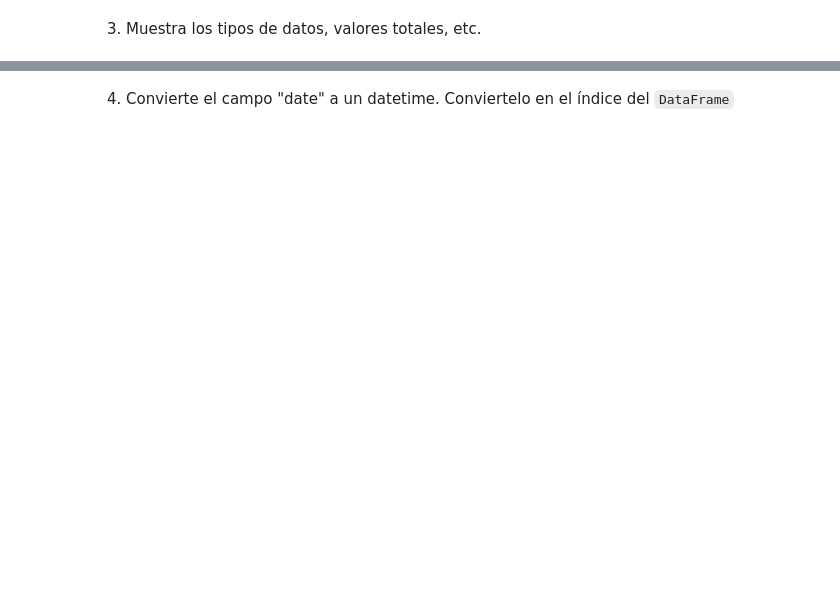
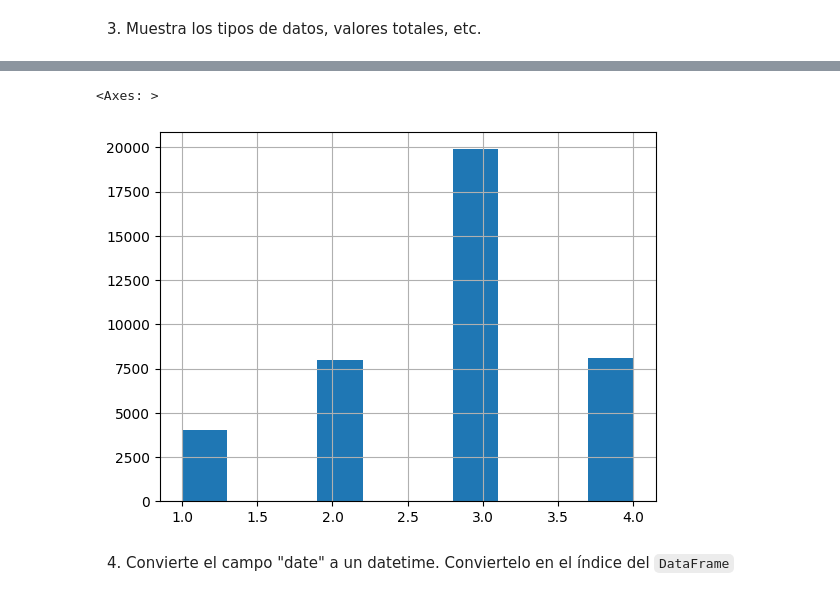
Before and after one commit to albabc/ONLINE_DS_THEBRIDGE_ALBA, a Jupyter notebook: Sprint_05/Unidad_02/Practica_Obligatoria/18_Practica_Obligatoria_Ficheros.ipynb, the cells around one changed output, grey strips where cells are left out. Cells and saved outputs as stored; diff of their text form; code cells hidden in the pictures; blank space fills up the shorter version.

```diff
--- a/Sprint_05/Unidad_02/Practica_Obligatoria/18_Practica_Obligatoria_Ficheros.ipynb
+++ b/Sprint_05/Unidad_02/Practica_Obligatoria/18_Practica_Obligatoria_Ficheros.ipynb
@@ -93,2 +166,7 @@ df
+# %%
+df["sales"].hist()
+# %% [output]
+<Axes: >
+[figure, added]
 # %% [markdown]
 4. Convierte el campo "date" a un datetime. Conviertelo en el índice del `DataFrame`
```
Also changed, not shown: parts of 38 cells of this notebook, 38 other files.
